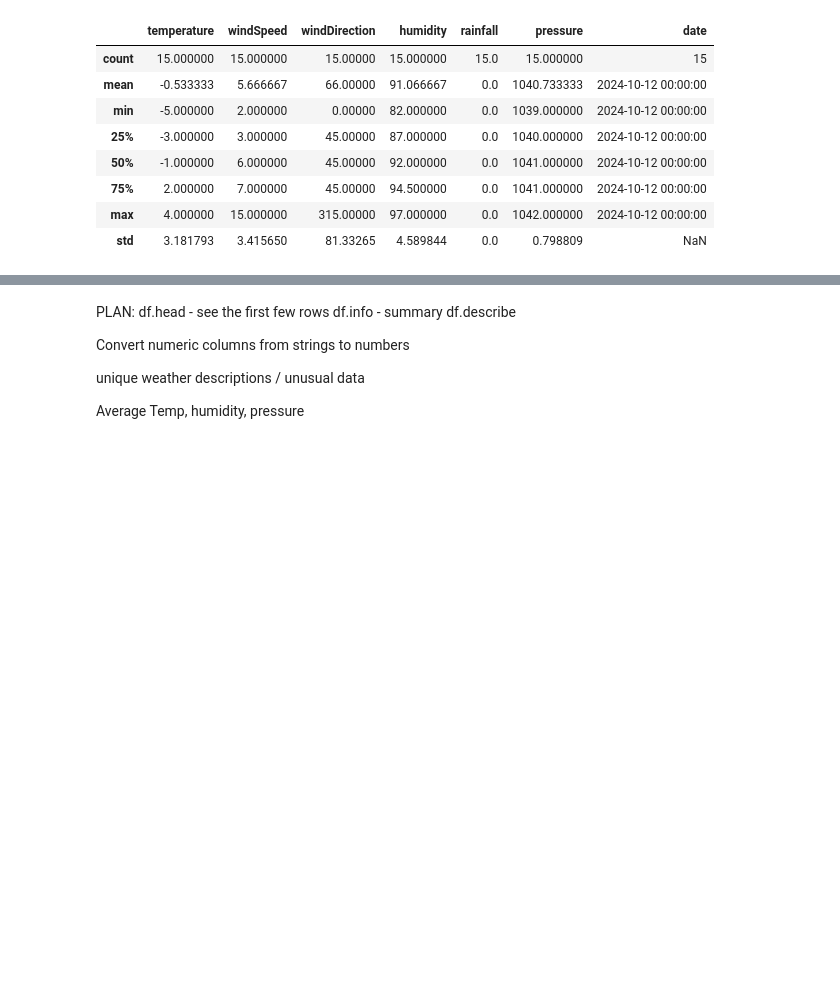
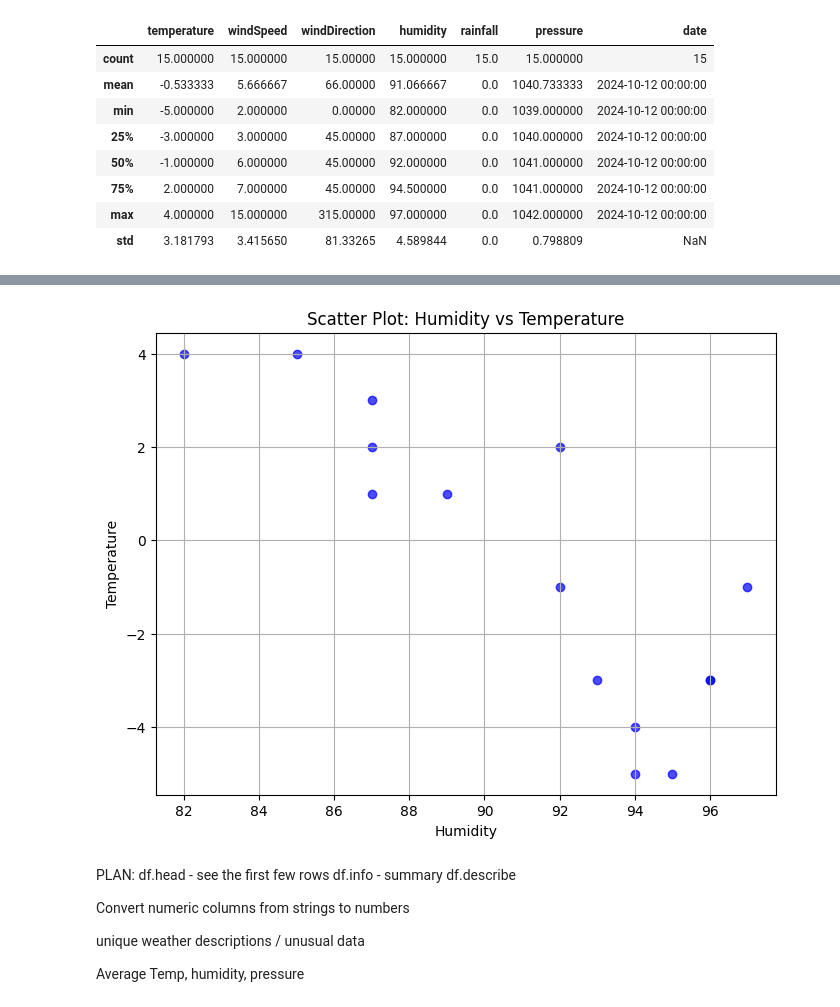
Before and after one commit to aoifeflav/computer-infrastructure, a Jupyter notebook: weather.ipynb, the cells around one changed output, grey strips where cells are left out. Drawn from its saved outputs; the diff is of its cells as text; code cells hidden in the pictures; blank space fills up the shorter version.

```diff
--- a/weather.ipynb
+++ b/weather.ipynb
@@ -229,3 +296,14 @@ df.describe()
+# %%
+# Create a scatter plot to visualize the correlation between humidity and temperature
+plt.figure(figsize=(8, 6))
+plt.scatter(df['humidity'], df['temperature'], alpha=0.7, color='blue')
+plt.title('Scatter Plot: Humidity vs Temperature')
+plt.xlabel('Humidity')
+plt.ylabel('Temperature')
+plt.grid(True)
+plt.show()
+# %% [output]
+[figure, added]
 # %% [markdown]
 PLAN:
 df.head - see the first few rows
```
Also changed, not shown: parts of 11 cells of this notebook, 1 other file.
